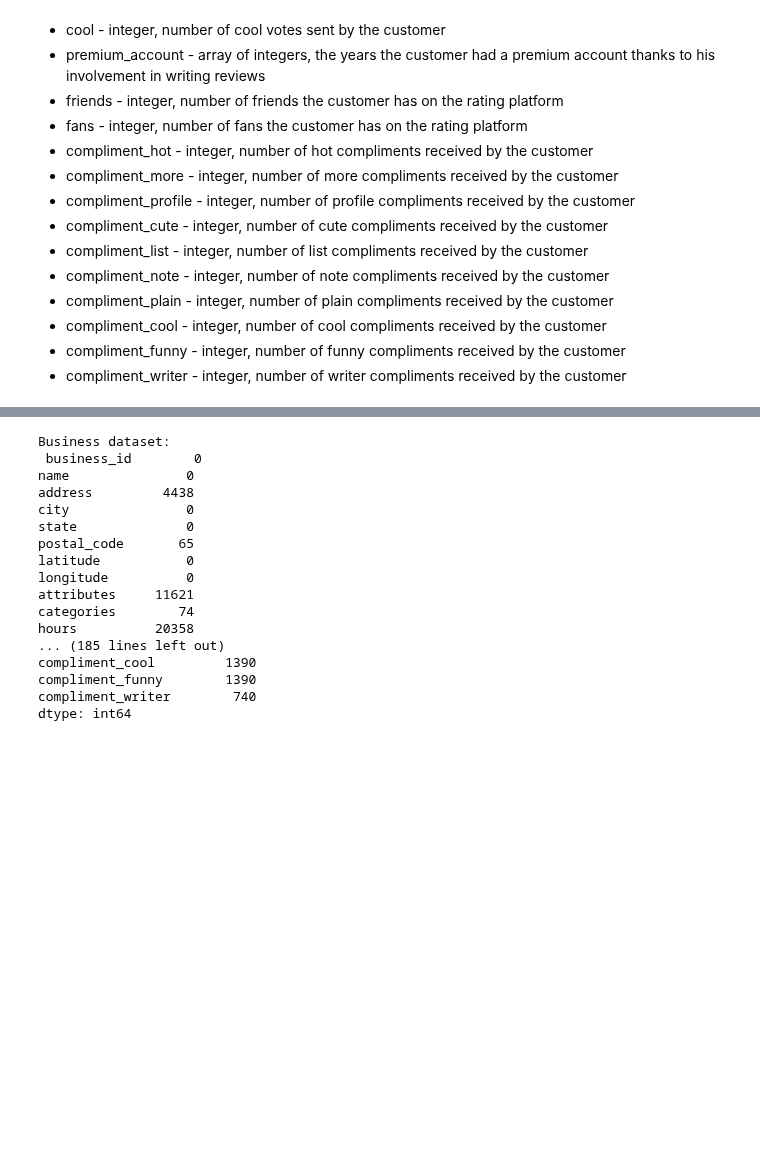
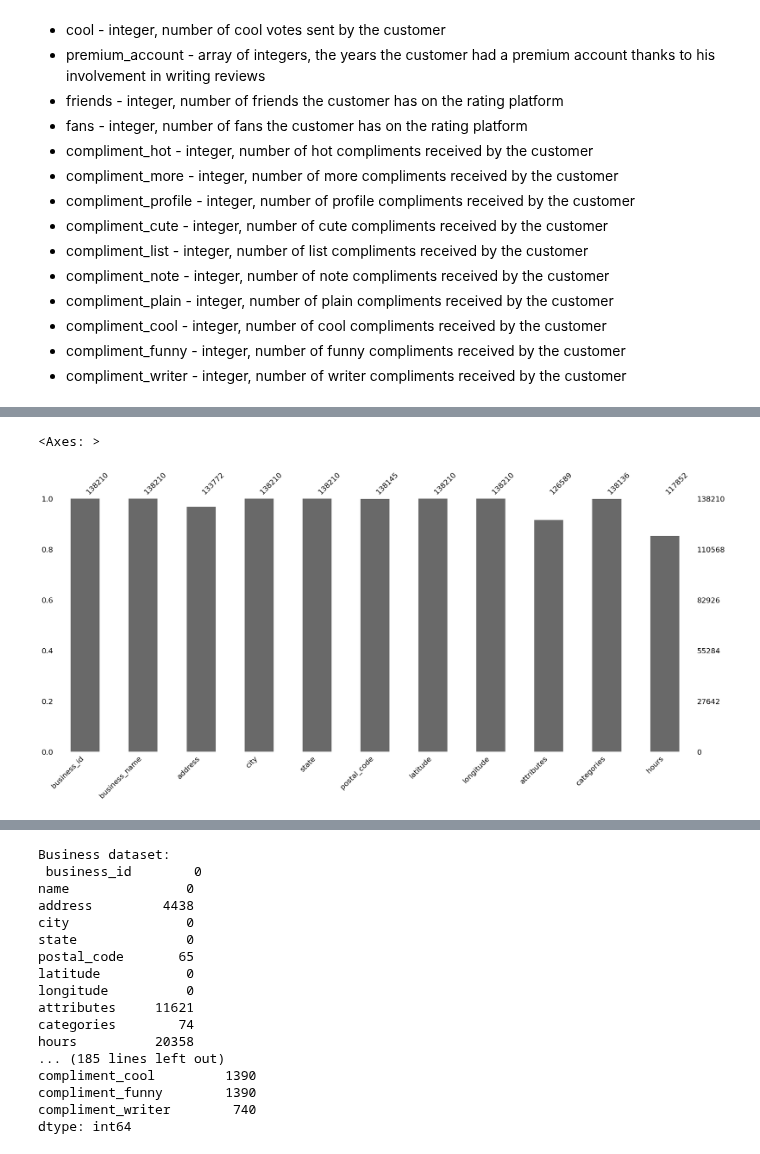
Before and after one commit to Kamiryu/nlp-customer-review-analysis, a Jupyter notebook: task_1.ipynb, the cells around one changed output, grey strips where cells are left out. Saved outputs shown, nothing was run; the diff lists cells and outputs as text; code cells hidden in the pictures; blank space fills up the shorter version.

```diff
--- a/task_1.ipynb
+++ b/task_1.ipynb
@@ -179,0 +181,5 @@ Are there variables that are numerical but really should be categorical?
+# %%
+msno.bar(df_business)
+# %% [output]
+<Axes: >
+[figure, added]
```
Also changed, not shown: parts of 23 cells of this notebook.
